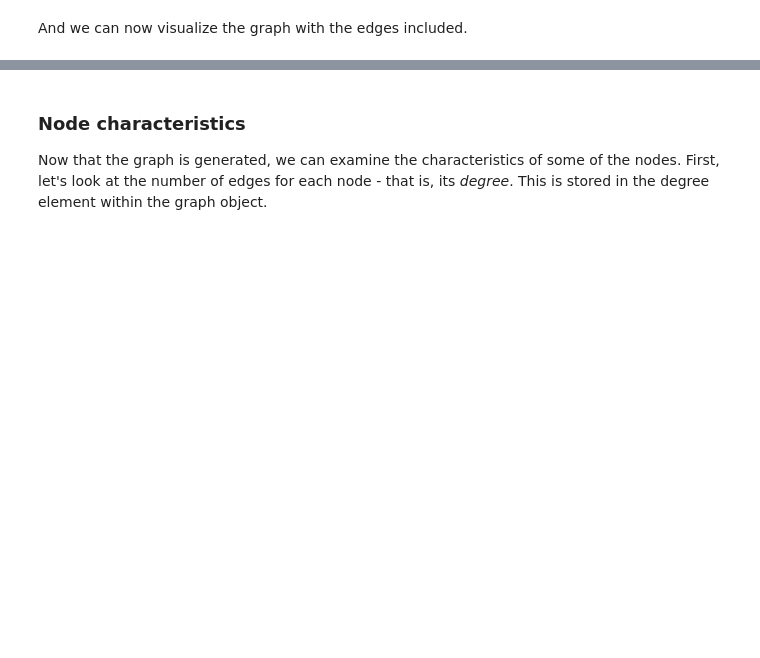
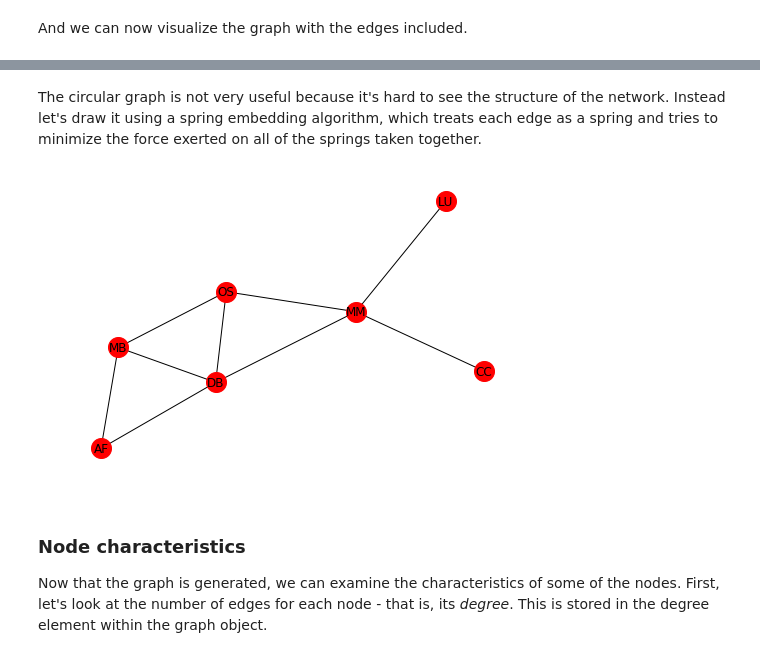
Before and after one commit to BrainNetworksCourse/brain-networks-course, a Jupyter notebook: Week2-GraphTheory/GraphTheoryLab.ipynb, the cells around one changed output, grey strips where cells are left out. Drawn from its saved outputs; the diff is of its cells as text; code cells hidden in the pictures; blank space fills up the shorter version.

```diff
--- a/Week2-GraphTheory/GraphTheoryLab.ipynb
+++ b/Week2-GraphTheory/GraphTheoryLab.ipynb
@@ -114,3 +184,9 @@ nx.draw_circular(G,with_labels=True,node_size=400)
+# %% [markdown]
+The circular graph is not very useful because it's hard to see the structure of the network.  Instead let's draw it using a spring embedding algorithm, which treats each edge as a spring and tries to minimize the force exerted on all of the springs taken together.
+# %%
+nx.draw_spring(G,with_labels=True,node_size=400)
+# %% [output]
+[figure, added]
 # %% [markdown]
 ### Node characteristics
 
```
Also changed, not shown: parts of 49 cells of this notebook.
